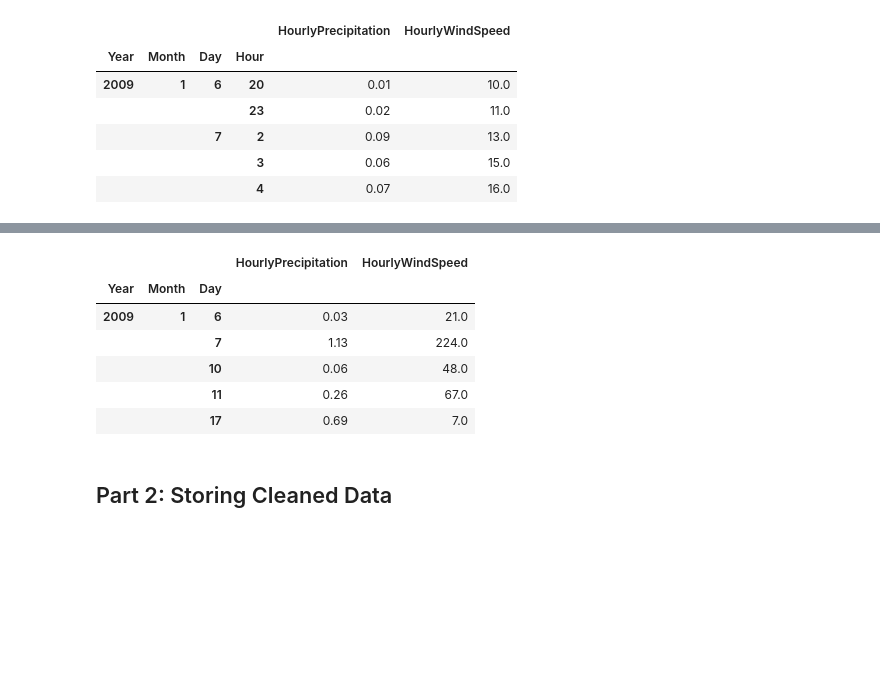
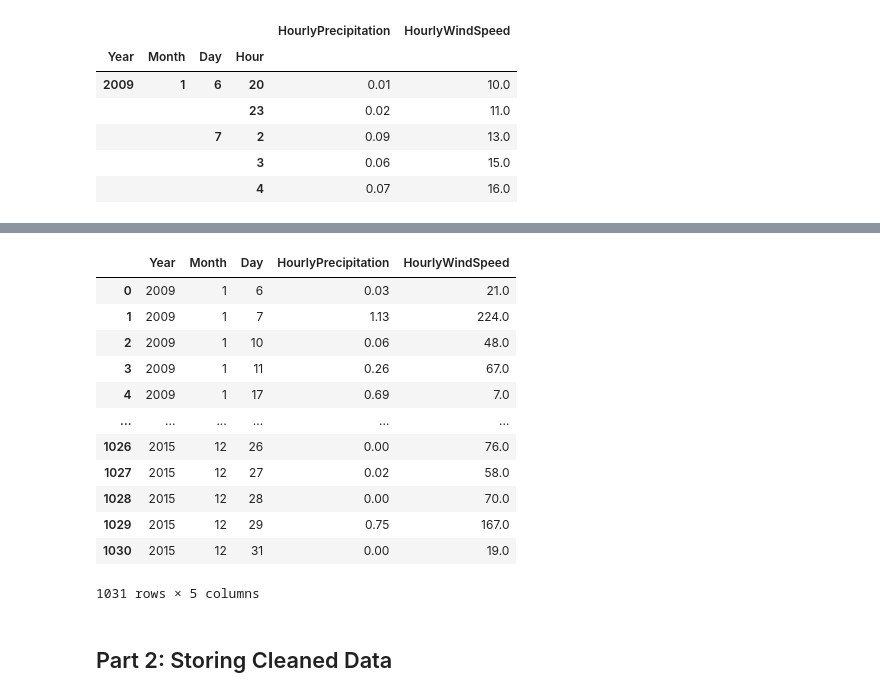
Before and after one commit to sowmya6598/final-project-tools, a Jupyter notebook: Project.ipynb, the cells around one changed output, grey strips where cells are left out. Cells and saved outputs as stored; diff of their text form; code cells hidden in the pictures; blank space fills up the shorter version.

```diff
--- a/Project.ipynb
+++ b/Project.ipynb
@@ -168,3 +168,27 @@ for year in years:
     else:
         for month in range(1, 7):
             download_files(month, year)
+# %%
+"""FOR MAC
+def download_files(month, year):
+    formatted_month = f"{month:02d}"
+    current_dir = os.getcwd()
+    url = f"https://d37ci6vzurychx.cloudfront.net/trip-data/yellow_tripdata_{year}-{formatted_month}.parquet"
+
+    response = requests.get(url, stream=True)
+    with open(f"yellow_taxi_{year}_{formatted_month}.parquet", "wb") as f:
+        for chunk in response.iter_content(chunk_size=1024):
+            if chunk:
+                f.write(chunk)
+
+years = list(range(2009, 2016))
+months = list(range(1, 13))
+
+for year in years:
+    if year < 2015:
+        for month in months:
+            download_files(month, year)
+    else:
+        for month in range(1, 7):
+            download_files(month, year)
+"""
@@ -540,14 +605,22 @@ hourly_weather_data.head()
 # %%
 daily_weather_data = clean_month_weather_data_daily()
-daily_weather_data.head()
+daily_weather_data = daily_weather_data.reset_index()
+
+daily_weather_data
 # %% [output]
-|  |  |  | HourlyPrecipitation | HourlyWindSpeed |
-| Year | Month | Day |  |  |
-| 2009 | 1 | 6 | 0.03 | 21.0 |
-|  |  | 7 | 1.13 | 224.0 |
-|  |  | 10 | 0.06 | 48.0 |
-|  |  | 11 | 0.26 | 67.0 |
-|  |  | 17 | 0.69 | 7.0 |
+|  | Year | Month | Day | HourlyPrecipitation | HourlyWindSpeed |
+| 0 | 2009 | 1 | 6 | 0.03 | 21.0 |
+| 1 | 2009 | 1 | 7 | 1.13 | 224.0 |
+| 2 | 2009 | 1 | 10 | 0.06 | 48.0 |
+| 3 | 2009 | 1 | 11 | 0.26 | 67.0 |
+| 4 | 2009 | 1 | 17 | 0.69 | 7.0 |
+| ... | ... | ... | ... | ... | ... |
+| 1026 | 2015 | 12 | 26 | 0.00 | 76.0 |
+| 1027 | 2015 | 12 | 27 | 0.02 | 58.0 |
+| 1028 | 2015 | 12 | 28 | 0.00 | 70.0 |
+| 1029 | 2015 | 12 | 29 | 0.75 | 167.0 |
+| 1030 | 2015 | 12 | 31 | 0.00 | 19.0 |
+1031 rows × 5 columns
 # %% [markdown]
 ## Part 2: Storing Cleaned Data
 # %%
```
Also changed, not shown: parts of 17 cells of this notebook, 2 other files.
